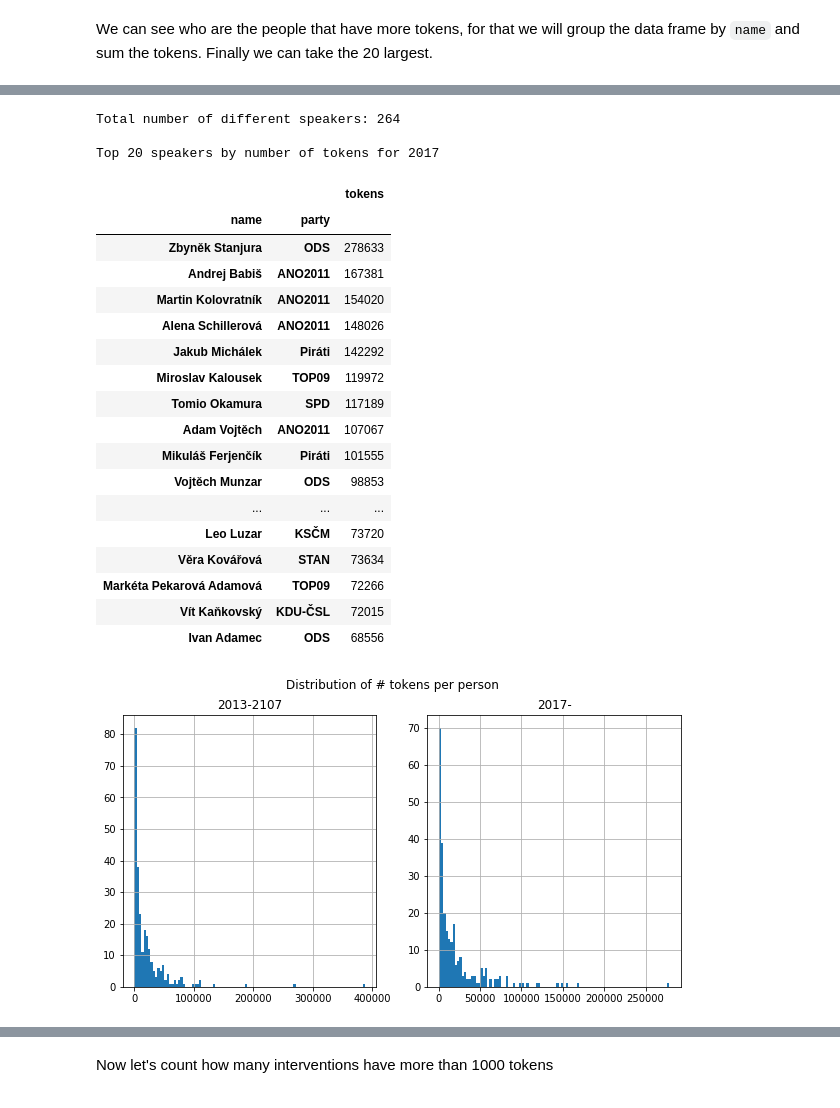
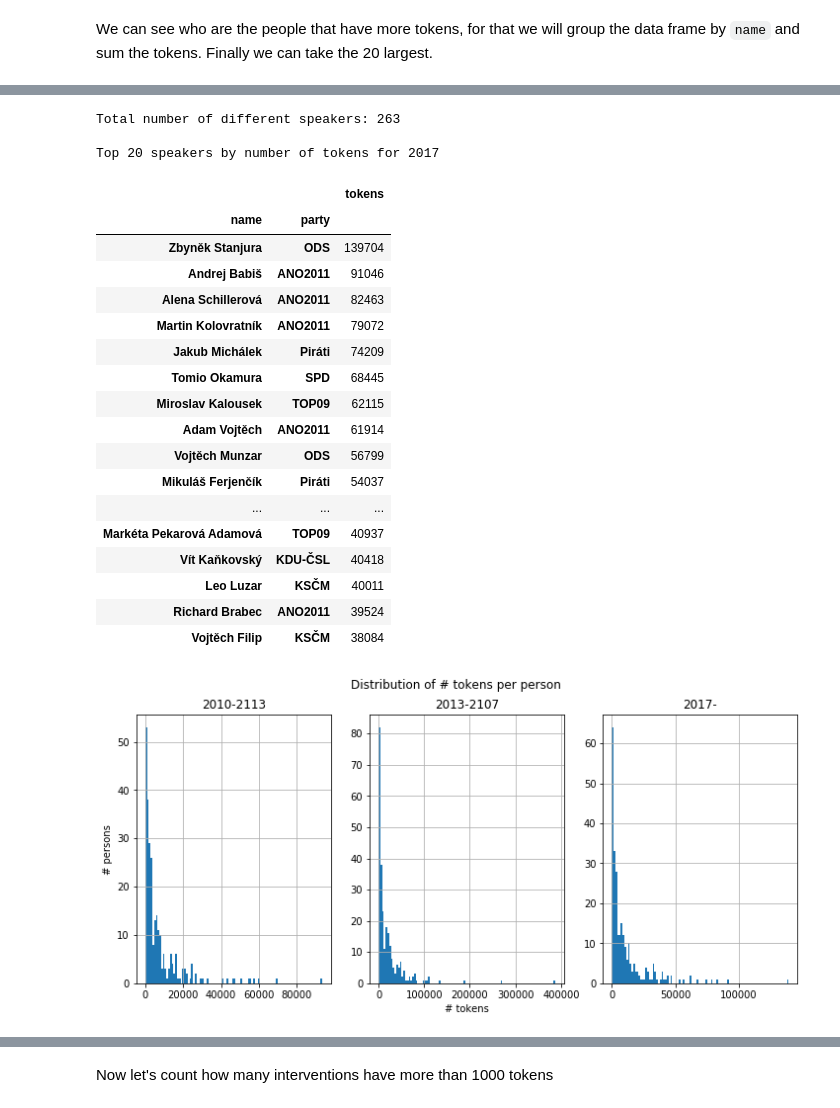
Before and after one commit to mbercas/psp_cz, a Jupyter notebook: 1_analysing_downloaded_data.ipynb, the cells around one changed output, grey strips where cells are left out. Cells and saved outputs as stored; diff of their text form; code cells hidden in the pictures.

```diff
--- a/1_analysing_downloaded_data.ipynb
+++ b/1_analysing_downloaded_data.ipynb
@@ -50,0 +51,27 @@ For 2013-2017 we have 29067 files
+# %%
+dup_count = df2010.duplicated(["session", "topic_idx", "text"]).sum()
+if dup_count > 0:
+    print(f"WARNING: found {dup_count} dupplicates in data set df2010")
+    print("          Correcting...")
+    df2010 = df2010.drop_duplicates(["session", "topic_idx", "text"], keep='first')
+    print(f"  {df2010.duplicated(['session', 'topic_idx', 'text']).sum()} dupplicates in data set {name} after correction")
+else:
+        print(f"No dupplicates in data set df2010")
+
+dup_count = df2013.duplicated(["session", "topic_idx", "text"]).sum()
+if dup_count > 0:
+    print(f"WARNING: found {dup_count} dupplicates in data set df2013")
+    print("          Correcting...")
+    df2013 = df2013.drop_duplicates(["session", "topic_idx", "text"], keep='first')
+    print(f"  {df2013.duplicated(['session', 'topic_idx', 'text']).sum()} dupplicates in data set {name} after correction")
+else:
+        print(f"No dupplicates in data set df2013")
+
+dup_count = df2017.duplicated(["session", "topic_idx", "text"]).sum()
+if dup_count > 0:
+    print(f"WARNING: found {dup_count} dupplicates in data set df2017")
+    print("         Correcting...")
+    df2017 = df2017.drop_duplicates(["session", "topic_idx", "text"], keep='first')
+    print(f"  {df2017.duplicated(['session', 'topic_idx', 'text']).sum()} dupplicates in data set {name} after correction")
+else:
+        print(f"No dupplicates in data set df2017")
@@ -140,38 +168,43 @@ print("Total number of different speakers: {}\n".format(len(g_name_2017)))
 print("Top {} speakers by number of tokens for 2017".format(top_n))
 g_name_2017[["party","tokens"]].sum(level=0).nlargest(top_n, "tokens")
 # %% [output]
-Total number of different speakers: 264
+Total number of different speakers: 263
 
 Top 20 speakers by number of tokens for 2017
 |  |  | tokens |
 | name | party |  |
-| Zbyněk Stanjura | ODS | 278633 |
-| Andrej Babiš | ANO2011 | 167381 |
-| Martin Kolovratník | ANO2011 | 154020 |
-| Alena Schillerová | ANO2011 | 148026 |
-| Jakub Michálek | Piráti | 142292 |
-| Miroslav Kalousek | TOP09 | 119972 |
-| Tomio Okamura | SPD | 117189 |
-| Adam Vojtěch | ANO2011 | 107067 |
-| Mikuláš Ferjenčík | Piráti | 101555 |
-| Vojtěch Munzar | ODS | 98853 |
+| Zbyněk Stanjura | ODS | 139704 |
+| Andrej Babiš | ANO2011 | 91046 |
+| Alena Schillerová | ANO2011 | 82463 |
+| Martin Kolovratník | ANO2011 | 79072 |
+| Jakub Michálek | Piráti | 74209 |
+| Tomio Okamura | SPD | 68445 |
+| Miroslav Kalousek | TOP09 | 62115 |
+| Adam Vojtěch | ANO2011 | 61914 |
+| Vojtěch Munzar | ODS | 56799 |
+| Mikuláš Ferjenčík | Piráti | 54037 |
 | ... | ... | ... |
-| Leo Luzar | KSČM | 73720 |
-| Věra Kovářová | STAN | 73634 |
-| Markéta Pekarová Adamová | TOP09 | 72266 |
-| Vít Kaňkovský | KDU-ČSL | 72015 |
-| Ivan Adamec | ODS | 68556 |
+| Markéta Pekarová Adamová | TOP09 | 40937 |
+| Vít Kaňkovský | KDU-ČSL | 40418 |
+| Leo Luzar | KSČM | 40011 |
+| Richard Brabec | ANO2011 | 39524 |
+| Vojtěch Filip | KSČM | 38084 |
 # %%
-matplotlib.rcParams['figure.figsize'] = [10, 5]
+matplotlib.rcParams['figure.figsize'] = [12, 5]
 
 plt.suptitle("Distribution of # tokens per person")
-ax1=plt.subplot(121)
+ax1=plt.subplot(131)
+df2010.groupby(["name"])["tokens"].sum().hist(bins=100, ax=ax1)
+plt.ylabel("# persons")
+plt.title("2010-2113")
+ax1=plt.subplot(132)
 df2013.groupby(["name"])["tokens"].sum().hist(bins=100, ax=ax1)
 plt.title("2013-2107")
-ax1=plt.subplot(122)
+plt.xlabel("# tokens")
+ax1=plt.subplot(133)
 df2017.groupby(["name"])["tokens"].sum().hist(bins=100, ax=ax1)
 _ = plt.title("2017-")
 # %% [output]
-[figure, old version]
+[figure, new version]
 # %%
 plt.suptitle('Distribution of #tokens per party')
```
Also changed, not shown: parts of 10 cells of this notebook.
